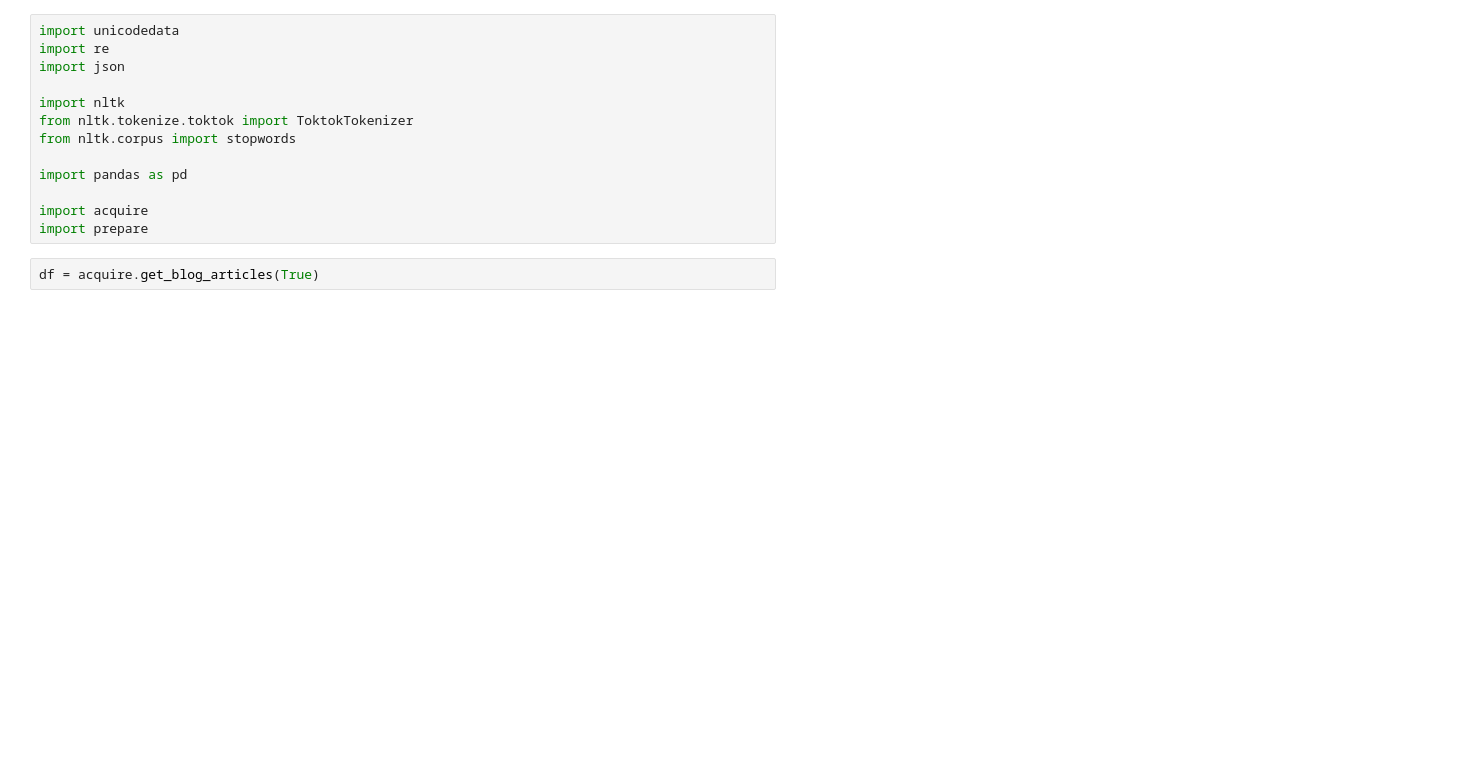
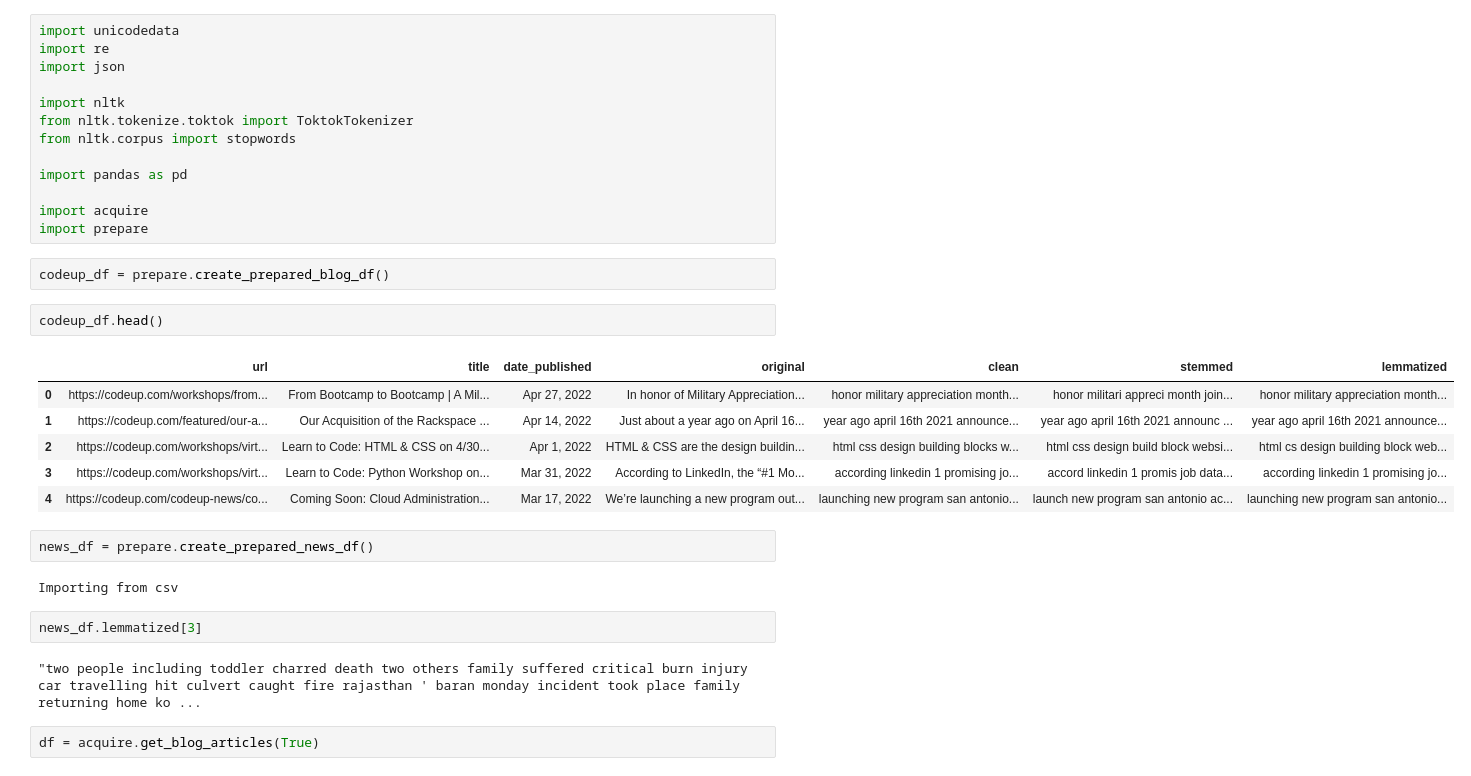
Before and after one commit to jesse-d-marder/natural-language-processing-exercises, a Jupyter notebook: prepare.ipynb, the cells around one changed output. Cells and saved outputs as stored; diff of their text form; blank space fills up the shorter version.

```diff
--- a/prepare.ipynb
+++ b/prepare.ipynb
@@ -11,6 +11,25 @@ import pandas as pd
 
 import acquire
 import prepare
+# %%
+codeup_df = prepare.create_prepared_blog_df()
+# %%
+codeup_df.head()
+# %% [output]
+|  | url | title | date_published | original | clean | stemmed | lemmatized |
+| 0 | https://codeup.com/workshops/from... | From Bootcamp to Bootcamp | A Mil... | Apr 27, 2022 | In honor of Military Appreciation... | honor military appreciation month... | honor militari appreci month join... | honor military appreciation month... |
+| 1 | https://codeup.com/featured/our-a... | Our Acquisition of the Rackspace ... | Apr 14, 2022 | Just about a year ago on April 16... | year ago april 16th 2021 announce... | year ago april 16th 2021 announc ... | year ago april 16th 2021 announce... |
+| 2 | https://codeup.com/workshops/virt... | Learn to Code: HTML & CSS on 4/30... | Apr 1, 2022 | HTML & CSS are the design buildin... | html css design building blocks w... | html css design build block websi... | html cs design building block web... |
+| 3 | https://codeup.com/workshops/virt... | Learn to Code: Python Workshop on... | Mar 31, 2022 | According to LinkedIn, the “#1 Mo... | according linkedin 1 promising jo... | accord linkedin 1 promis job data... | according linkedin 1 promising jo... |
+| 4 | https://codeup.com/codeup-news/co... | Coming Soon: Cloud Administration... | Mar 17, 2022 | We’re launching a new program out... | launching new program san antonio... | launch new program san antonio ac... | launching new program san antonio... |
+# %%
+news_df = prepare.create_prepared_news_df()
+# %% [output]
+Importing from csv
+# %%
+news_df.lemmatized[3]
+# %% [output]
+"two people including toddler charred death two others family suffered critical burn injury car travelling hit culvert caught fire rajasthan ' baran monday incident took place family returning home ko ...
 # %%
 df = acquire.get_blog_articles(True)
 # %%
```
Also changed, not shown: parts of 4 cells of this notebook, 1 other file.
